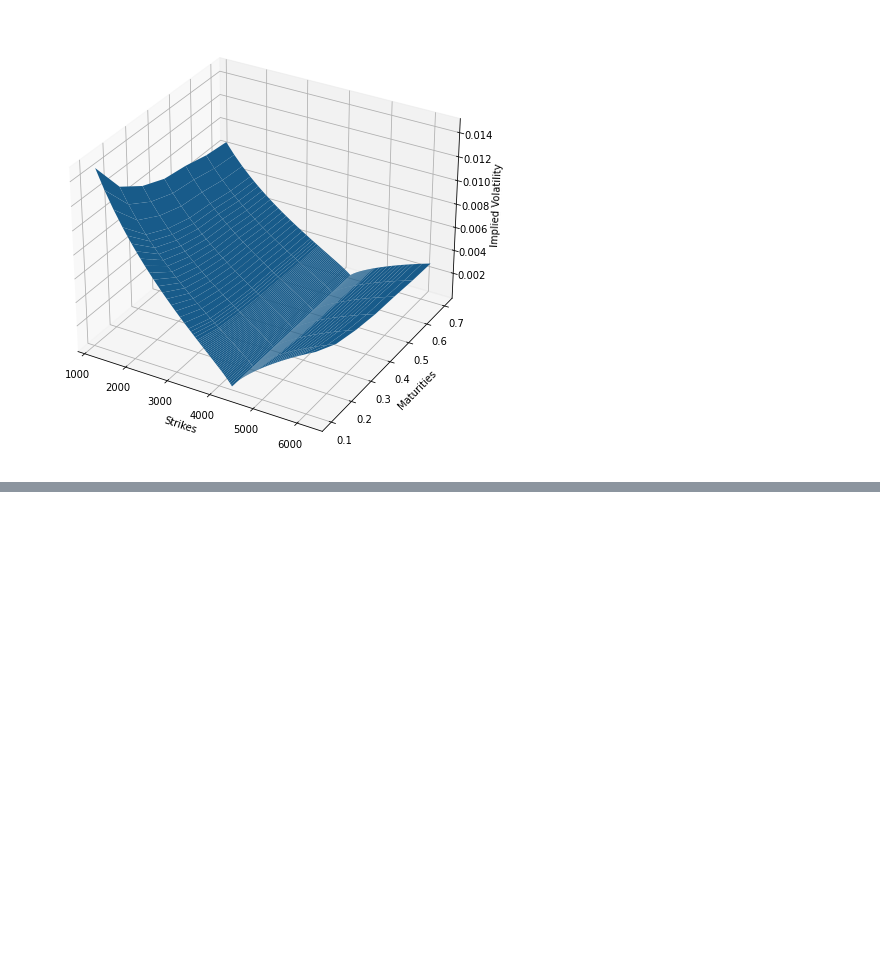
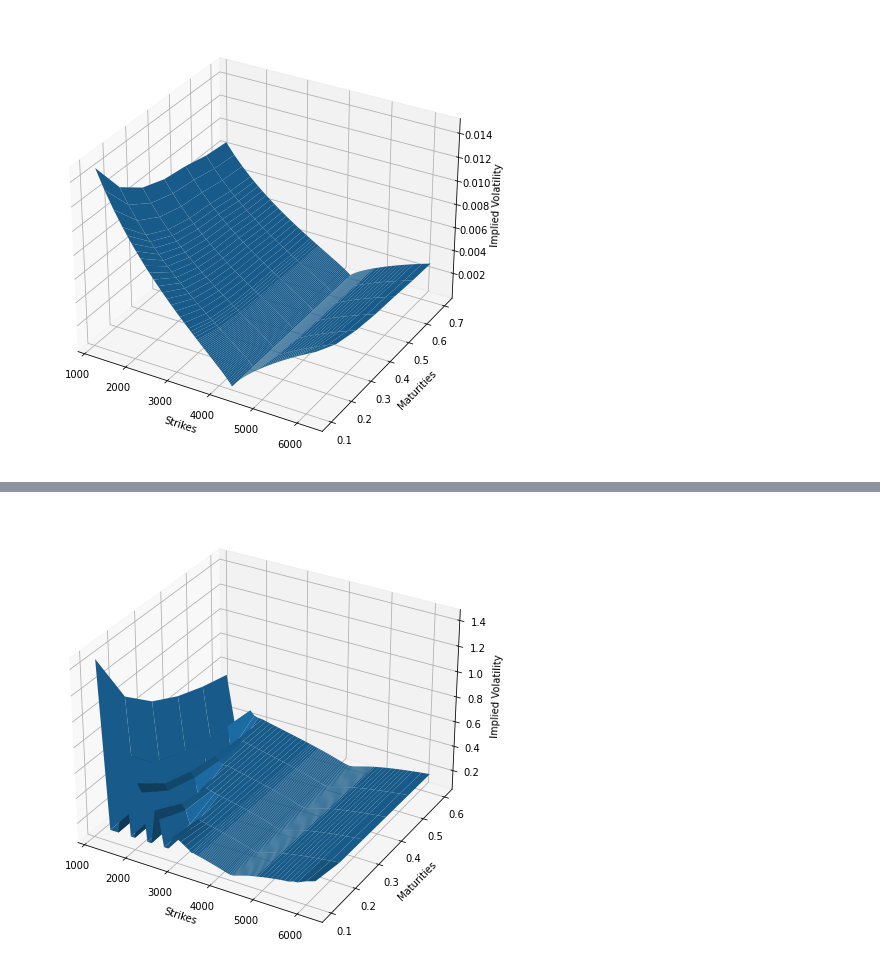
Before and after one commit to lucasomigli/SABR-volatility-models, a Jupyter notebook: ql_model.ipynb, the cells around one changed output, grey strips where cells are left out. Cells and saved outputs as stored; diff of their text form; code cells hidden in the pictures; blank space fills up the shorter version.

```diff
--- a/ql_model.ipynb
+++ b/ql_model.ipynb
@@ -313,0 +383,12 @@ RuntimeError: decreasing variance at strike 1200 between time 0.1 and time 0.100
+# %%
+process = ql.HestonProcess(flat_ts, dividend_ts, ql.QuoteHandle(ql.SimpleQuote(spot)), v0, kappa, theta, sigma, rho)
+
+# Boilerplate to get to the Vol Surface object
+heston_model = ql.HestonModel(process)
+heston_handle = ql.HestonModelHandle(heston_model)
+heston_vol_surface = ql.HestonBlackVolSurface(heston_handle)
+
+# Plot the vol surface ...
+plot_vol_surface(heston_vol_surface, plot_years=np.arange(0.1, .657, 0.1), plot_strikes=strikes, funct='blackVol')
+# %% [output]
+[figure, added]
```
Also changed, not shown: parts of 13 cells of this notebook.
